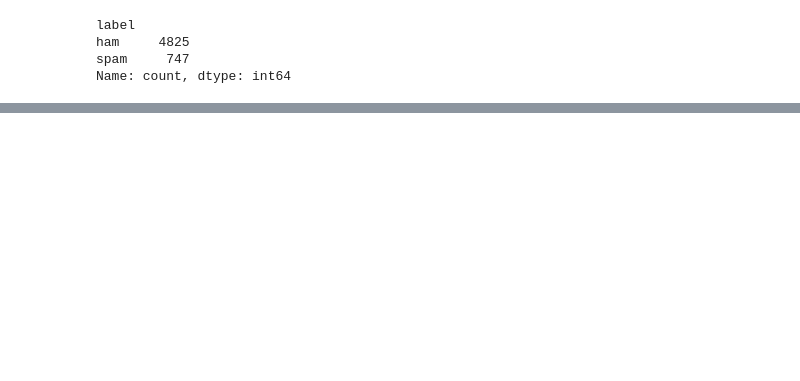
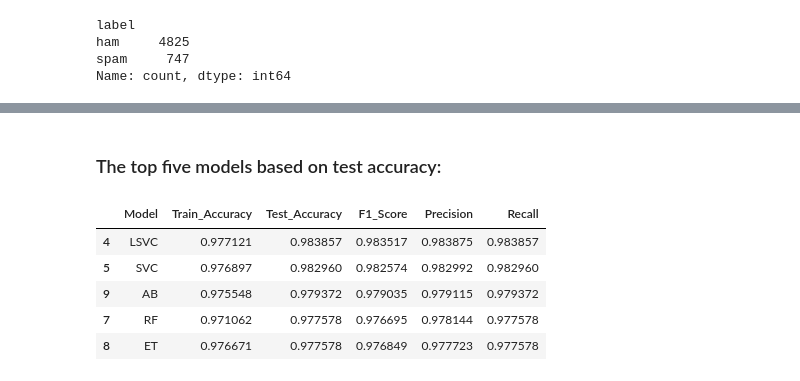
Before and after one commit to sshiyami/Spam_classifier, a Jupyter notebook: Spam_classifier.ipynb, the cells around one changed output, grey strips where cells are left out. Drawn from its saved outputs; the diff is of its cells as text; code cells hidden in the pictures; blank space fills up the shorter version.

```diff
--- a/Spam_classifier.ipynb
+++ b/Spam_classifier.ipynb
@@ -95,0 +342,41 @@ Name: count, dtype: int64
+# %%
+from sklearn.model_selection import KFold, cross_val_score
+import numpy as np
+
+# K-Fold Cross-Validation setup
+kfold = KFold(n_splits=10, random_state=7, shuffle=True)
+
+# Dictionary to store results
+cv_results = {}
+
+# Cross-validation for each model with the best hyperparameters
+models = [
+    ('SVC', grid_search_svc.best_estimator_),
+    ('LSVC', grid_search_lsvc.best_estimator_),
+    ('LR', grid_search_lr.best_estimator_)
+]
+
+# Cross-validation for each model
+for name, model in models:
+    print(f"Evaluating {name} with best hyperparameters...")
+
+    # Cross-validation for accuracy
+    scores = cross_val_score(model, features_train_dense, targets_train, cv=kfold, scoring='accuracy')
+
+    # Store the results
+    cv_results[name] = {
+        'mean_accuracy': np.mean(scores),
+        'std_accuracy': np.std(scores),
+        'all_accuracies': scores
+    }
+
+    # Print results
+    print(f"{name}: Mean Accuracy = {cv_results[name]['mean_accuracy']:.3f} (Std: {cv_results[name]['std_accuracy']:.3f})")
+
+# Show all results for comparison
+print("\nCross-validation results after hyperparameter tuning:")
+for name, result in cv_results.items():
+    print(f"\n{name}:")
+    print(f"  Mean Accuracy: {result['mean_accuracy']:.3f}")
+    print(f"  Standard Deviation: {result['std_accuracy']:.3f}")
+    print(f"  All accuracies: {result['all_accuracies']}")
@@ -95,0 +598,11 @@ Name: count, dtype: int64
+# %% [markdown]
+### The top five models based on test accuracy:
+# %%
+results_df.head()
+# %% [output]
+|  | Model | Train_Accuracy | Test_Accuracy | F1_Score | Precision | Recall |
+| 4 | LSVC | 0.977121 | 0.983857 | 0.983517 | 0.983875 | 0.983857 |
+| 5 | SVC | 0.976897 | 0.982960 | 0.982574 | 0.982992 | 0.982960 |
+| 9 | AB | 0.975548 | 0.979372 | 0.979035 | 0.979115 | 0.979372 |
+| 7 | RF | 0.971062 | 0.977578 | 0.976695 | 0.978144 | 0.977578 |
+| 8 | ET | 0.976671 | 0.977578 | 0.976849 | 0.977723 | 0.977578 |
```
Also changed, not shown: parts of 25 cells of this notebook.
